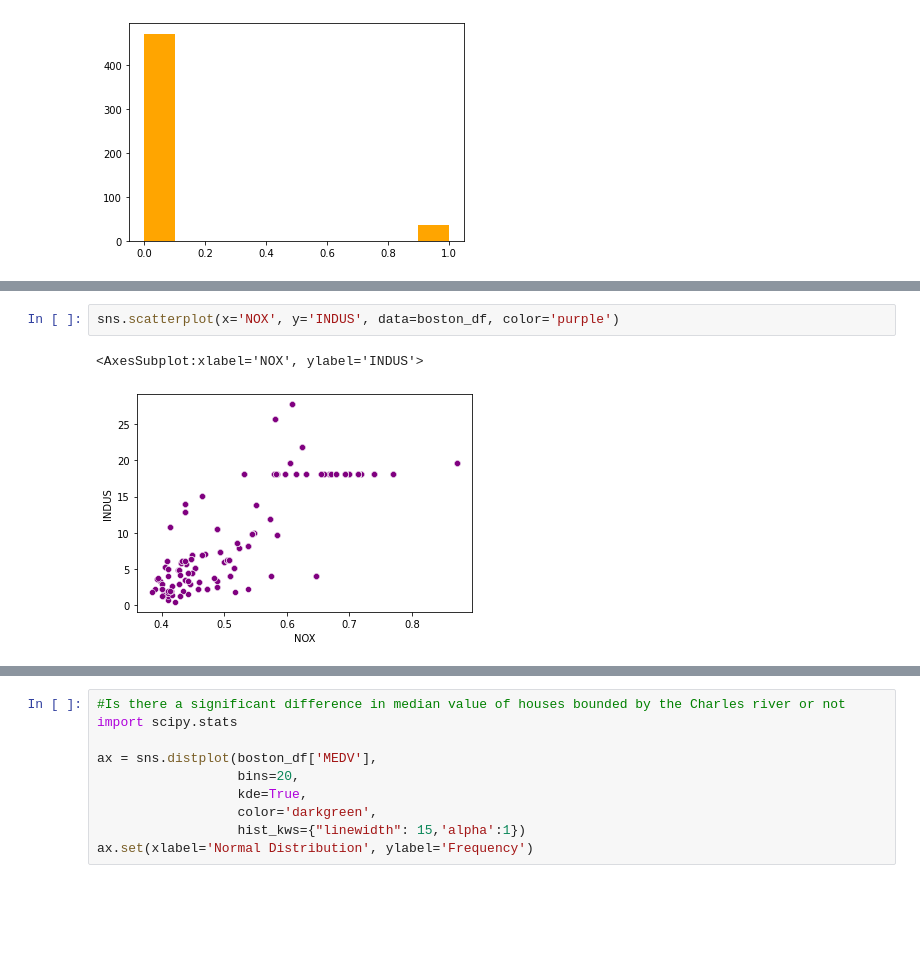
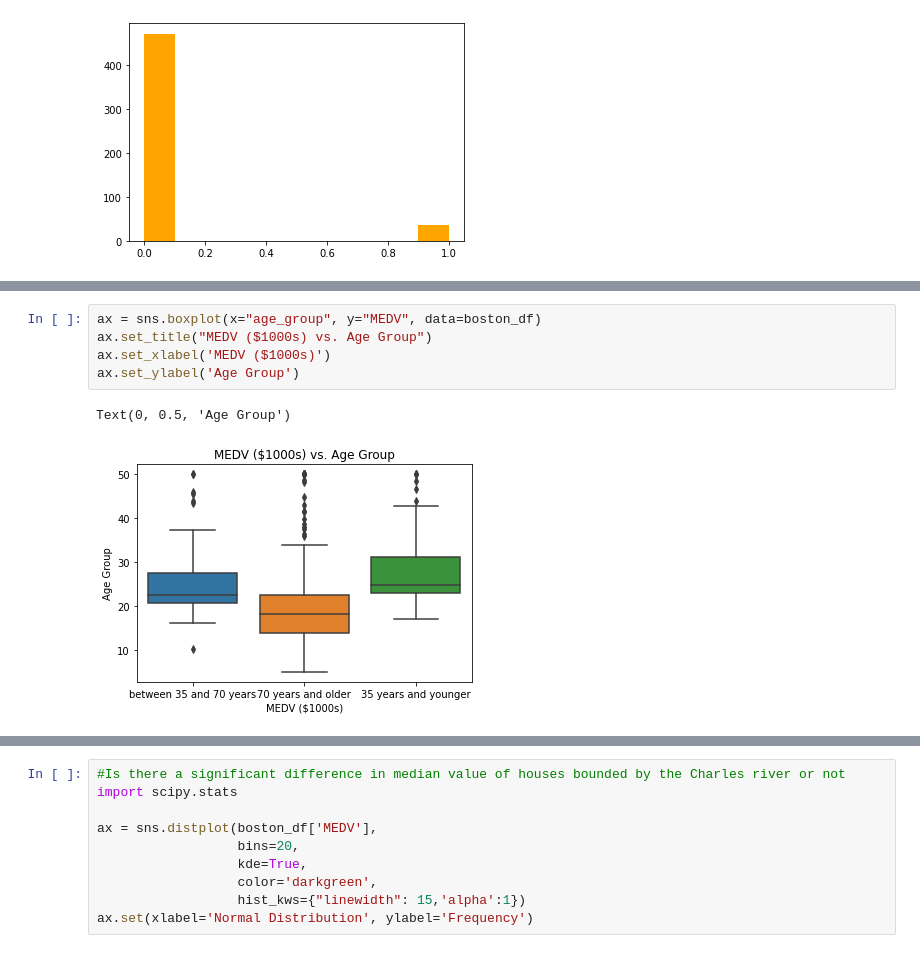
Before and after one commit to ashuvviet/CapstoneProject, a Jupyter notebook: StatisticsforDataSciencewithPython.ipynb, the cells around one changed output, grey strips where cells are left out. Cells and saved outputs as stored; diff of their text form; blank space fills up the shorter version.

```diff
--- a/StatisticsforDataSciencewithPython.ipynb
+++ b/StatisticsforDataSciencewithPython.ipynb
@@ -62,5 +70,8 @@ sns.boxplot(x="age_group", y="MEDV", data=boston_df)
-# %%
-sns.scatterplot(x='NOX', y='INDUS', data=boston_df, color='purple')
-# %% [output]
-<AxesSubplot:xlabel='NOX', ylabel='INDUS'>
-[figure, removed]
+# %%
+ax = sns.boxplot(x="age_group", y="MEDV", data=boston_df)
+ax.set_title("MEDV ($1000s) vs. Age Group")
+ax.set_xlabel('MEDV ($1000s)')
+ax.set_ylabel('Age Group')
+# %% [output]
+Text(0, 0.5, 'Age Group')
+[figure, added]
```
Also changed, not shown: parts of 26 cells of this notebook.
